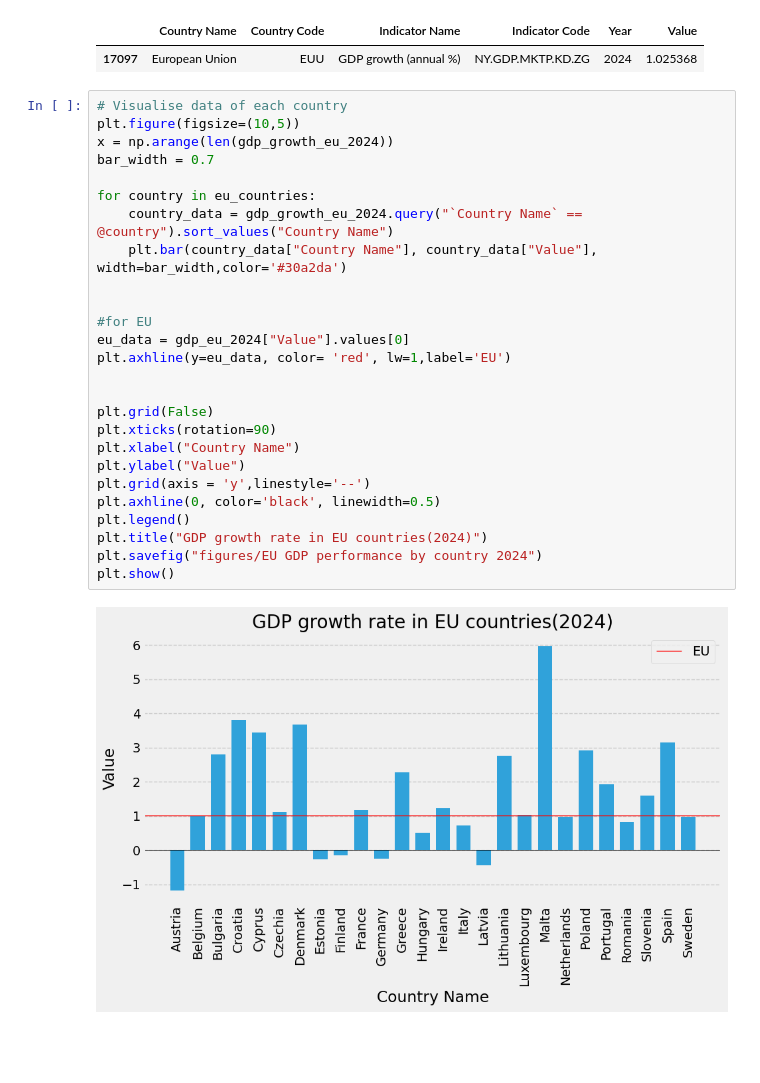
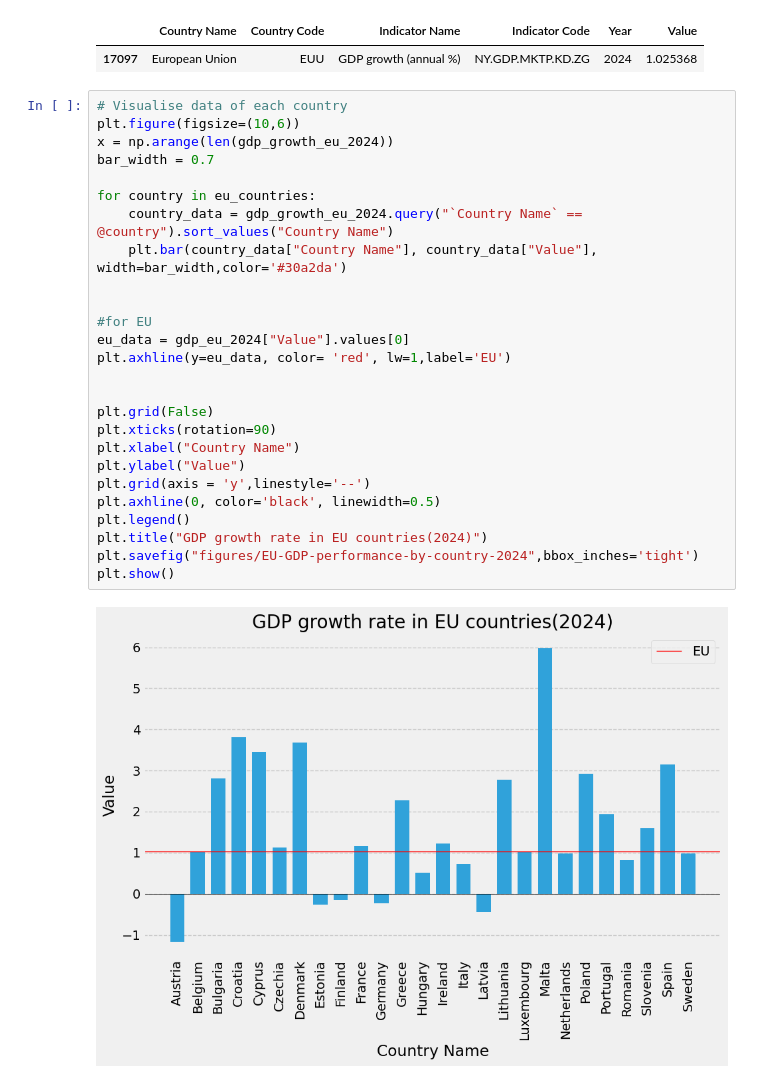
Before and after one commit to KaranjaEve/GDP-growth, a Jupyter notebook: notebooks/gdp_eu_analysis.ipynb, the cells around one changed output. Cells and saved outputs as stored; diff of their text form; blank space fills up the shorter version.

```diff
--- a/notebooks/gdp_eu_analysis.ipynb
+++ b/notebooks/gdp_eu_analysis.ipynb
@@ -215,29 +215,29 @@ gdp_eu_2024
 | 17097 | European Union | EUU | GDP growth (annual %) | NY.GDP.MKTP.KD.ZG | 2024 | 1.025368 |
 # %%
 # Visualise data of each country
-plt.figure(figsize=(10,5))
+plt.figure(figsize=(10,6))
 x = np.arange(len(gdp_growth_eu_2024))
 bar_width = 0.7
 
 for country in eu_countries:
     country_data = gdp_growth_eu_2024.query("`Country Name` == @country").sort_values("Country Name")
     plt.bar(country_data["Country Name"], country_data["Value"], width=bar_width,color='#30a2da')
 
 
 #for EU
 eu_data = gdp_eu_2024["Value"].values[0]
 plt.axhline(y=eu_data, color= 'red', lw=1,label='EU')
 
 
 plt.grid(False)
 plt.xticks(rotation=90)
 plt.xlabel("Country Name")
 plt.ylabel("Value")
 plt.grid(axis = 'y',linestyle='--')
 plt.axhline(0, color='black', linewidth=0.5)
 plt.legend()
 plt.title("GDP growth rate in EU countries(2024)")
-plt.savefig("figures/EU GDP performance by country 2024")
+plt.savefig("figures/EU-GDP-performance-by-country-2024",bbox_inches='tight')
 plt.show()
 # %% [output]
-[figure, old version]
+[figure, new version]
```
